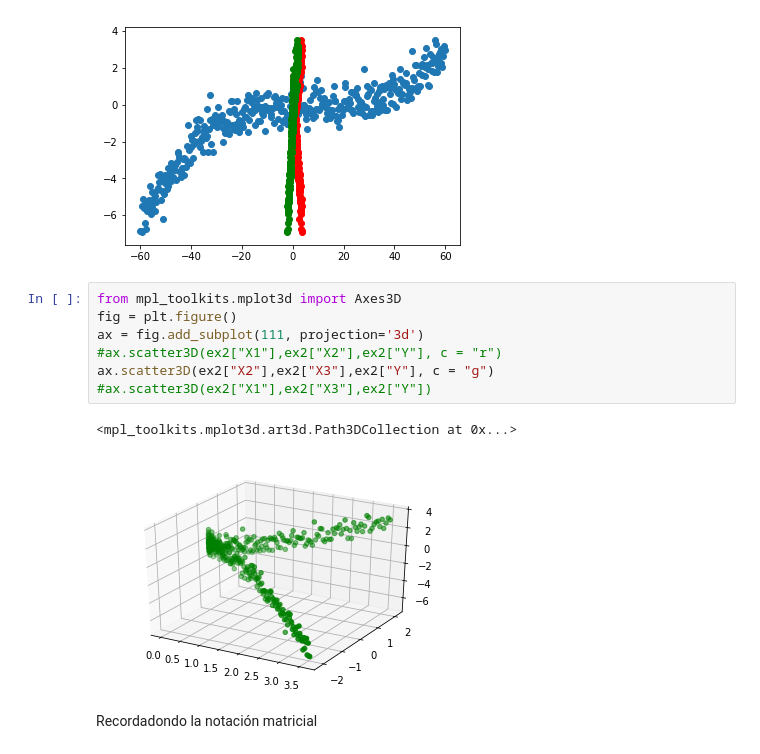
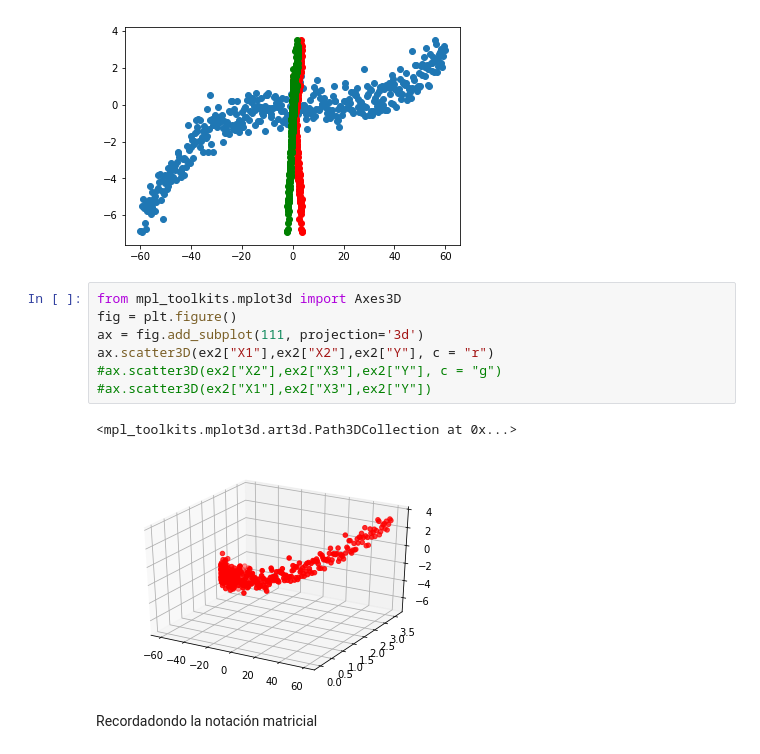
Before and after one commit to lpz-schoolofai/ISML2018, a Jupyter notebook: Week3/ISML-week3.2.ipynb, the cells around one changed output. Drawn from its saved outputs; the diff is of its cells as text.

```diff
--- a/Week3/ISML-week3.2.ipynb
+++ b/Week3/ISML-week3.2.ipynb
@@ -98,13 +93,13 @@ plt.scatter(ex2["X3"],ex2["Y"], c="g")
 # %%
 from mpl_toolkits.mplot3d import Axes3D
 fig = plt.figure()
 ax = fig.add_subplot(111, projection='3d')
-#ax.scatter3D(ex2["X1"],ex2["X2"],ex2["Y"], c = "r")
-ax.scatter3D(ex2["X2"],ex2["X3"],ex2["Y"], c = "g")
+ax.scatter3D(ex2["X1"],ex2["X2"],ex2["Y"], c = "r")
+#ax.scatter3D(ex2["X2"],ex2["X3"],ex2["Y"], c = "g")
 #ax.scatter3D(ex2["X1"],ex2["X3"],ex2["Y"])
 # %% [output]
 <mpl_toolkits.mplot3d.art3d.Path3DCollection at 0x...>
-[figure, old version]
+[figure, new version]
 # %% [markdown]
 Recordadondo la notación matricial
 # %% [markdown]
```
Also changed, not shown: parts of 16 cells of this notebook, 17 other files.
